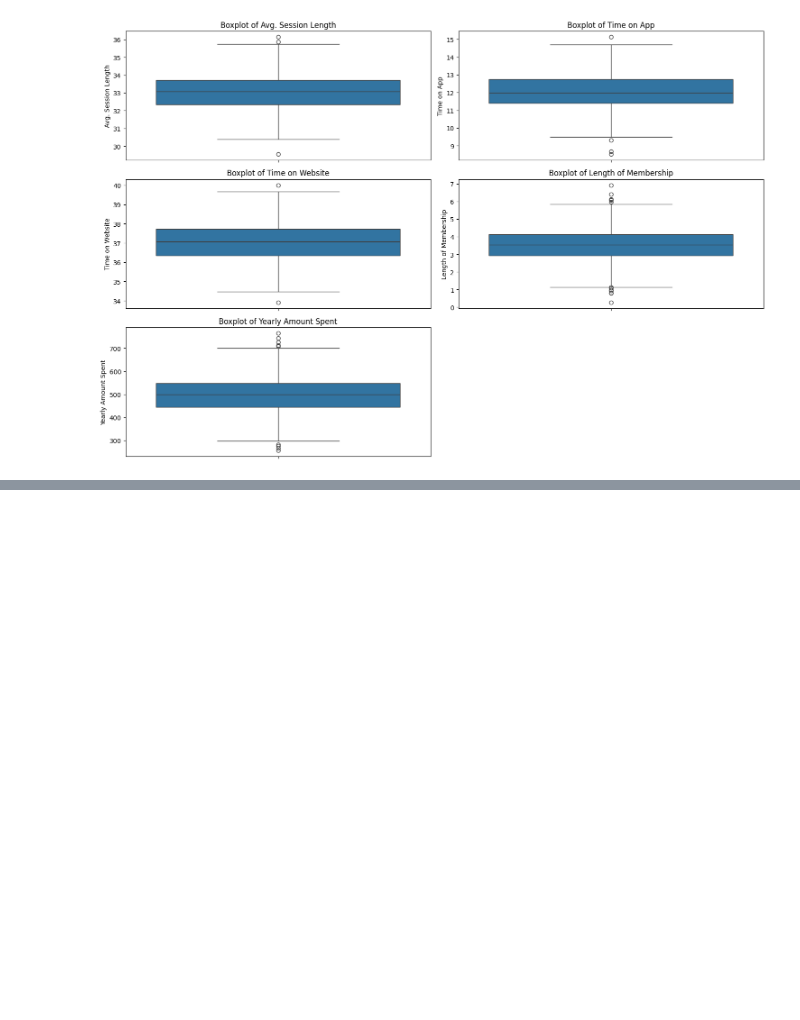
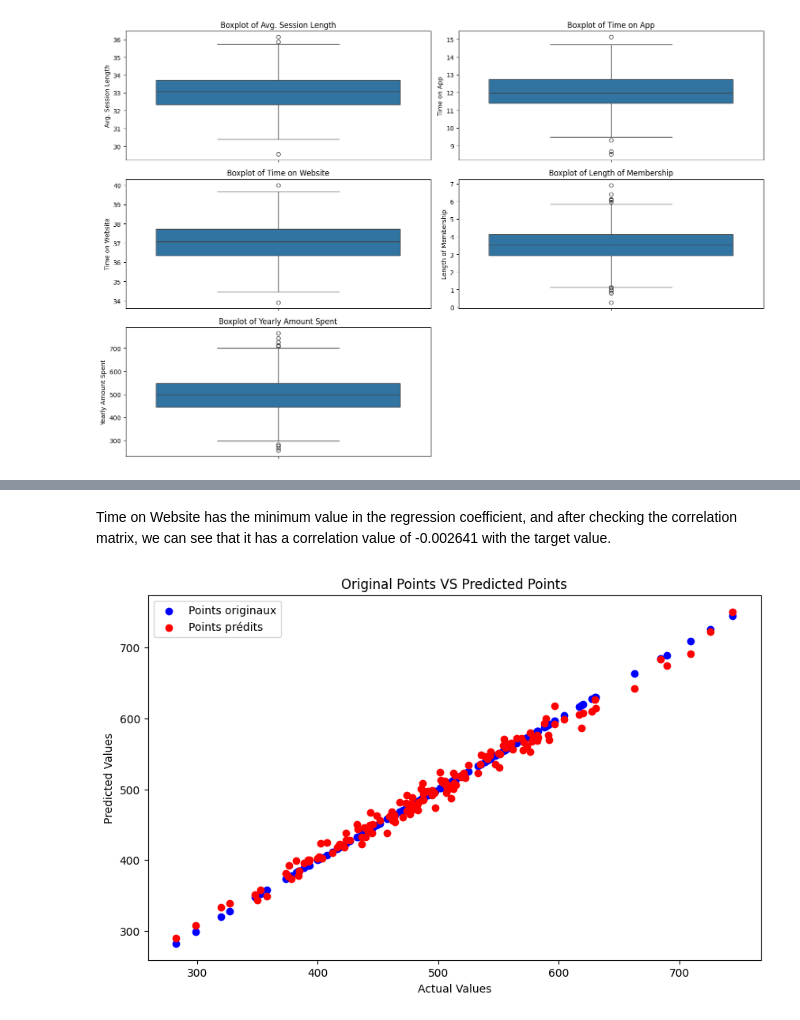
Before and after one commit to anass1209/MachineLearningProject, a Jupyter notebook: E-Commerce Linear Regression/modele.ipynb, the cells around one changed output, grey strips where cells are left out. Drawn from its saved outputs; the diff is of its cells as text; code cells hidden in the pictures; blank space fills up the shorter version.

```diff
--- a/E-Commerce Linear Regression/modele.ipynb
+++ b/E-Commerce Linear Regression/modele.ipynb
@@ -174,0 +182,8 @@ data.columns
+# %%
+X = data.drop(['Email','Address','Avatar','Yearly Amount Spent'], axis=1)
+y = data['Yearly Amount Spent']
+
+X_train, X_test, y_train, y_test = train_test_split(X, y, random_state=41, test_size=0.3)
+# %%
+model = LinearRegression()
+model.fit(X_train, y_train)
@@ -174,0 +214,19 @@ data.columns
+# %% [markdown]
+Time on Website has the minimum value in the regression coefficient, and after checking the correlation matrix, we can see that it has a correlation value of -0.002641 with the target value.
+# %%
+prediction = model.predict(X_test)
+# %%
+plt.figure(figsize=(10, 6))
+
+plt.scatter(y_test, y_test, color='blue', label='Points originaux')
+
+plt.scatter(y_test, prediction, color='red', label='Points prédits')
+
+plt.xlabel('Actual Values')
+plt.ylabel('Predicted Values')
+plt.title('Original Points VS Predicted Points')
+plt.legend()
+
+plt.show()
+# %% [output]
+[figure, added]
```
Also changed, not shown: parts of 10 cells of this notebook.
